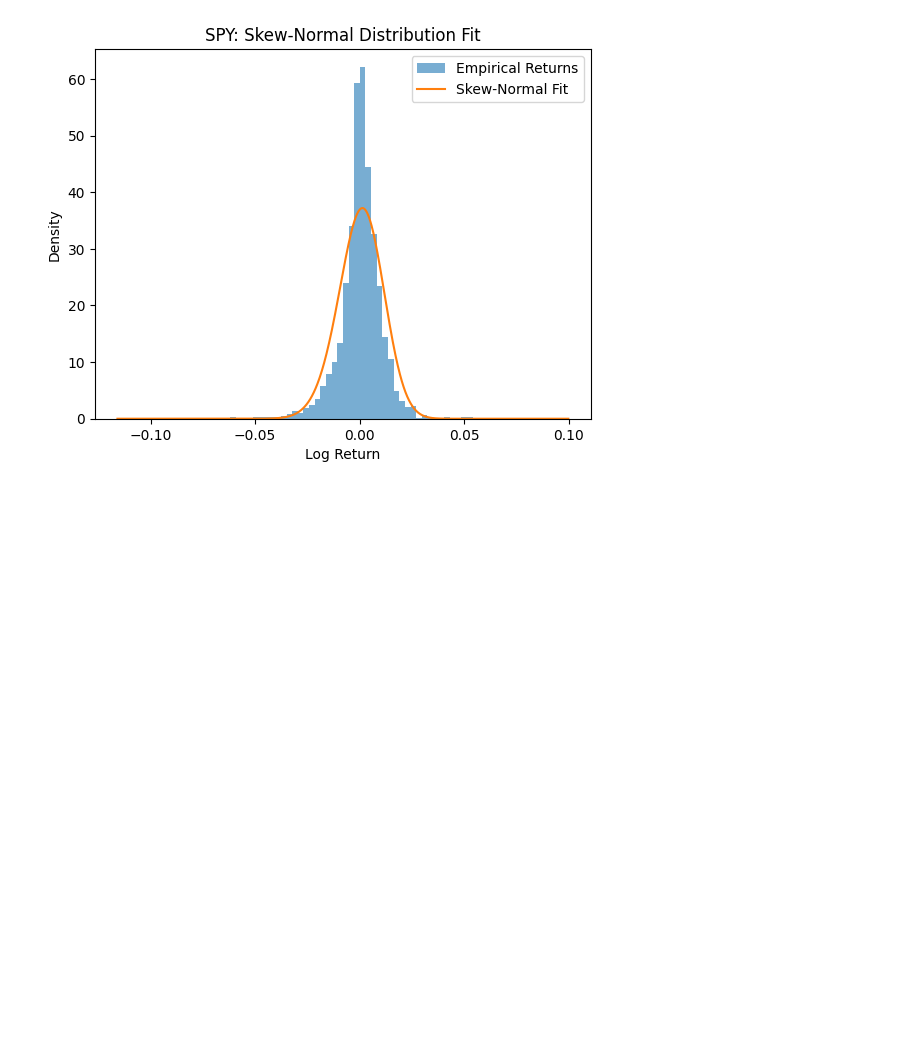
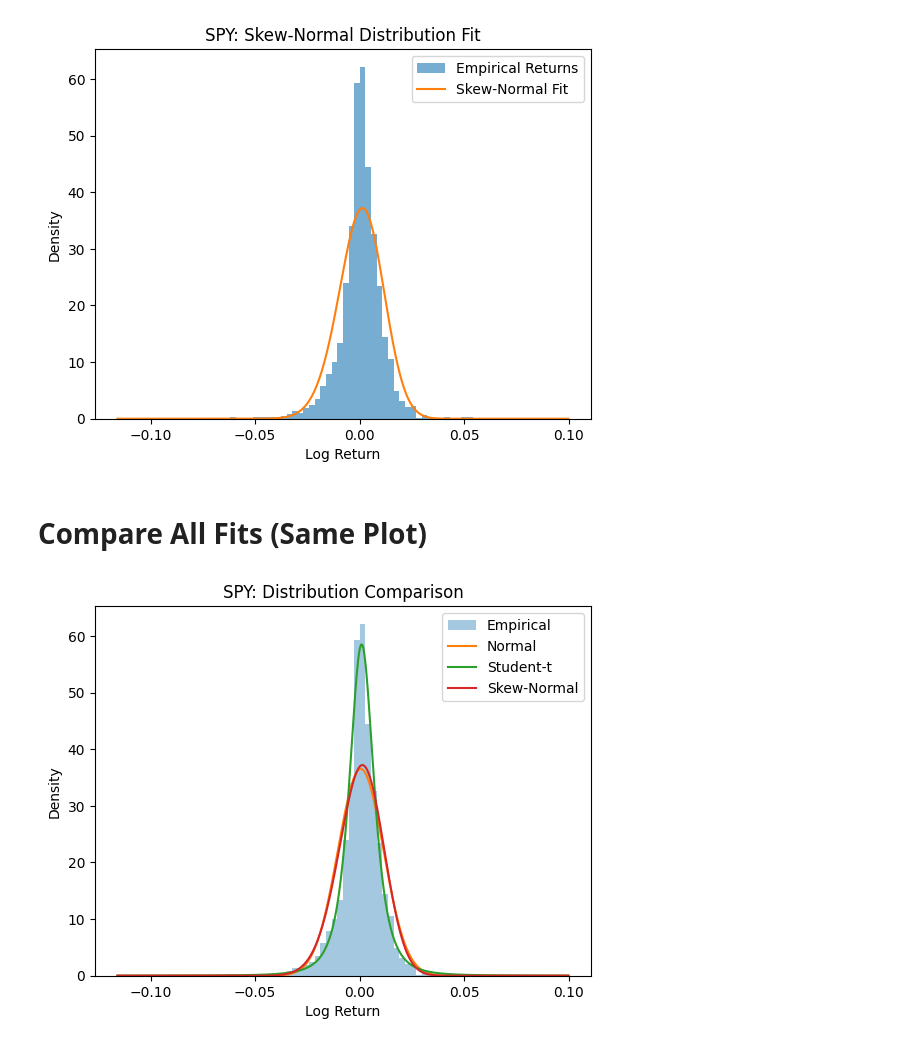
Before and after one commit to akhyear/MonteCarloRiskProject, a Jupyter notebook: notebooks/02_distribution_fitting.ipynb, the cells around one changed output. Drawn from its saved outputs; the diff is of its cells as text; code cells hidden in the pictures; blank space fills up the shorter version.

Commit message:
Compare All Fits (Same Plot)

```diff
--- a/notebooks/02_distribution_fitting.ipynb
+++ b/notebooks/02_distribution_fitting.ipynb
@@ -112,3 +112,20 @@ plt.legend()
 plt.show()
 # %% [output]
 [figure]
+# %% [markdown]
+# Compare All Fits (Same Plot)
+# %%
+plt.hist(r, bins=80, density=True, alpha=0.4, label="Empirical")
+
+plt.plot(x, stats.norm.pdf(x, mu_norm, sigma_norm), label="Normal")
+plt.plot(x, stats.t.pdf(x, nu_t, mu_t, sigma_t), label="Student-t")
+plt.plot(x, stats.skewnorm.pdf(x, alpha_skew, mu_skew, sigma_skew),
+         label="Skew-Normal")
+
+plt.title(f"{ticker}: Distribution Comparison")
+plt.xlabel("Log Return")
+plt.ylabel("Density")
+plt.legend()
+plt.show()
+# %% [output]
+[figure, added]
```
